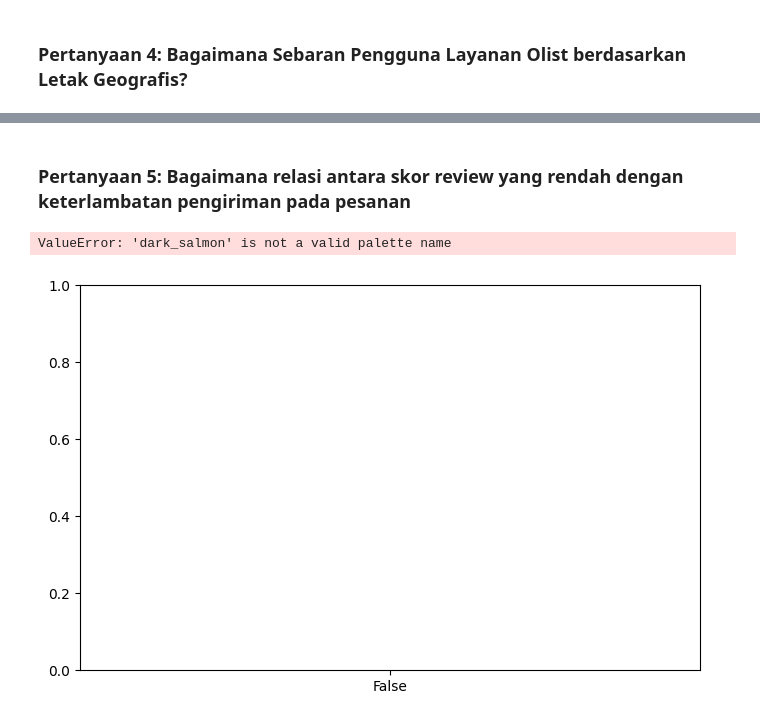
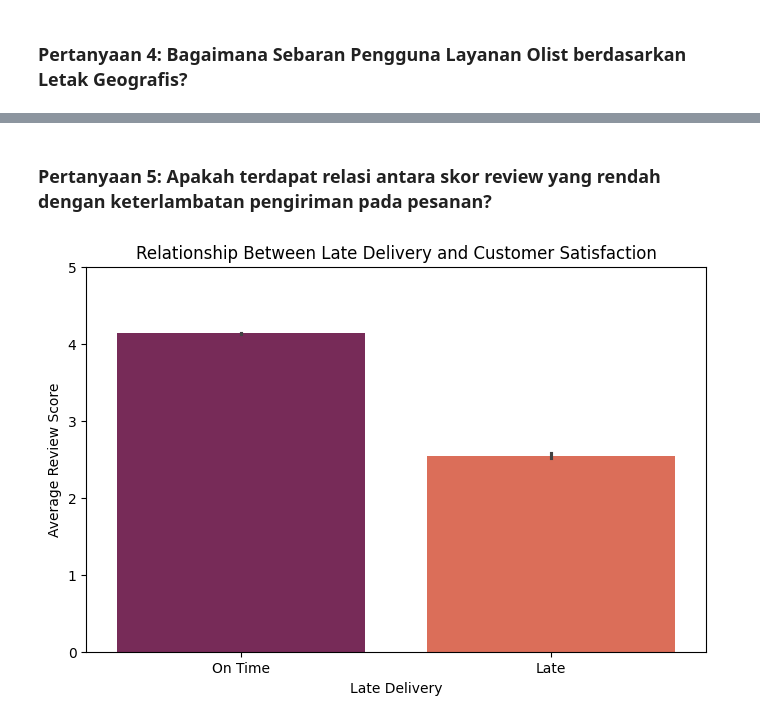
Before and after one commit to Azerif/Brazilian-E-Commerce-Public-Dataset-Analysis, a Jupyter notebook: notebook.ipynb, the cells around one changed output, grey strips where cells are left out. Drawn from its saved outputs; the diff is of its cells as text; code cells hidden in the pictures.

```diff
--- a/notebook.ipynb
+++ b/notebook.ipynb
@@ -290,11 +286,11 @@ date_columns_orders = ['order_purchase_timestamp', 'order_approved_at', 'order_d
 
 date_columns_reviews = ['review_creation_date', 'review_answer_timestamp']
 
-# change date columns data type to datetime
-df_orders[date_columns_orders] = df_orders[date_columns_orders].apply(pd.to_datetime)
-df_order_reviews[date_columns_reviews] = df_order_reviews[date_columns_reviews].apply(pd.to_datetime)
-df_orders.info()
-df_order_reviews.info()
+# Change date columns data type to datetime
+orders_df[date_columns_orders] = orders_df[date_columns_orders].apply(pd.to_datetime)
+order_reviews_df[date_columns_reviews] = order_reviews_df[date_columns_reviews].apply(pd.to_datetime)
+orders_df.info()
+order_reviews_df.info()
 # %% [output]
 <class 'pandas.core.frame.DataFrame'>
 RangeIndex: 99441 entries, 0 to 99440
@@ -427,15 +459,14 @@ Mayoritas transaksi dilakukan menggunakan `credit_card` (76.795 transaksi), menj
 ### Eksplorasi tingkat kepuasan pengguna berdasarkan review beserta kecepatan respon
 # %%
 # EDA Customer Satisfaction
-df_order_reviews['review_response_time'] = (df_order_reviews['review_answer_timestamp'] - df_order_reviews['review_creation_date']).dt.days
+merged_df['review_response_time'] = (merged_df['review_answer_timestamp'] - merged_df['review_creation_date']).dt.days
 
-df_customer_satisfaction = (
-    df_order_reviews.groupby('review_score')
-    .agg(review_count=('order_id', 'count'), avg_response_time=('review_response_time', 'mean'))
+customer_satisfaction_df = (
+    merged_df.groupby('review_score')
+    .agg(review_count=('order_id', 'nunique'), avg_response_time=('review_response_time', 'mean'))
     .sort_values(by='review_count', ascending=False)
     .reset_index()
 )
-
-df_customer_satisfaction.style.background_gradient(cmap='Blues', axis=0)
+customer_satisfaction_df.style.background_gradient(cmap='Blues', axis=0)
 # %% [output]
 |  | review_score | review_count | avg_response_time |
@@ -552,9 +577,9 @@ Sebagian besar pesanan telah `delivered` (96,478 transaksi), sementara sisanya m
 ### Eksplorasi pesanan yang mengalami keterlambatan pengiriman
 # %%
 # create new column is_late to identify late orders
-df_orders['is_late'] = df_orders['order_delivered_customer_date'] > df_orders['order_estimated_delivery_date']
+merged_df['is_late'] = merged_df['order_delivered_customer_date'] > merged_df['order_estimated_delivery_date']
 (
-    df_orders.groupby('is_late')
+    merged_df.groupby('is_late')
     .agg(total_transactions=('order_id', 'nunique'))
     .reset_index()
 ).style.background_gradient(cmap='Blues')
@@ -584,20 +613,19 @@ plt.show()
 ### Pertanyaan 2: Bagaimana Pola Pembayaran Pelanggan? (Metode yang Sering digunakan & Rata-rata Jumlah pembayaran)
 # %%
 # filtered not_defined payment type
-df_filtered = df_payment_methods[df_payment_methods["payment_type"] != "not_defined"]
+filtered_df = payment_methods_df[payment_methods_df['payment_type'] != 'not_defined']
 
-payment_labels = df_filtered["payment_type"]
-payment_counts = df_filtered[("total_transactions", "count")]
+payment_labels = filtered_df['payment_type']
+payment_counts = filtered_df[('total_transactions', 'nunique')]
 explode = (0.1, 0, 0, 0)
 
 plt.figure(figsize=(7,6))
 plt.pie(
-    payment_counts, explode=explode, labels=payment_labels,
+    payment_counts, explode=explode, labels=payment_labels, colors=sns.color_palette('deep'),
     autopct='%1.1f%%', wedgeprops={'edgecolor': 'white', 'linewidth': 1.2},
     shadow=True, pctdistance=0.5, radius=1.05
 )
 
-plt.title("Distribution of Payment Methods")
-plt.style.use("default")
+plt.title('Distribution of Payment Methods')
 plt.show()
 # %% [output]
@@ -633,19 +681,15 @@ plt.show()
 # %% [markdown]
-### Pertanyaan 5: Bagaimana relasi antara skor review yang rendah dengan keterlambatan pengiriman pada pesanan
+### Pertanyaan 5: Apakah terdapat relasi antara skor review yang rendah dengan keterlambatan pengiriman pada pesanan?
 # %%
-df_orders['is_late'] = df_orders['order_delivered_customer_date'] > df_orders['order_estimated_delivery_date']
-df_merged = pd.merge(df_order_reviews, df_orders, on='order_id', how='inner')
-
-df_grouped = df_merged.groupby('is_late')['review_score'].mean().reset_index()
+merged_df['is_late'] = merged_df['order_delivered_customer_date'] > merged_df['order_estimated_delivery_date']
 
 plt.figure(figsize=(8,5))
-sns.barplot(data=df_grouped, x='is_late', y='review_score', hue='is_late', legend=False, palette='bright')
+sns.barplot(data=merged_df, x='is_late', y='review_score', hue='is_late', legend=False, palette='rocket')
 plt.xlabel('Late Delivery')
 plt.ylabel('Average Review Score')
 plt.title('Relationship Between Late Delivery and Customer Satisfaction')
 plt.xticks([0,1], ['On Time', 'Late'])
 plt.ylim(0, 5)
 plt.show()
 # %% [output]
-ValueError: 'dark_salmon' is not a valid palette name
-[figure, old version]
+[figure, new version]
```
Also changed, not shown: parts of 46 cells of this notebook, 3 other files.
